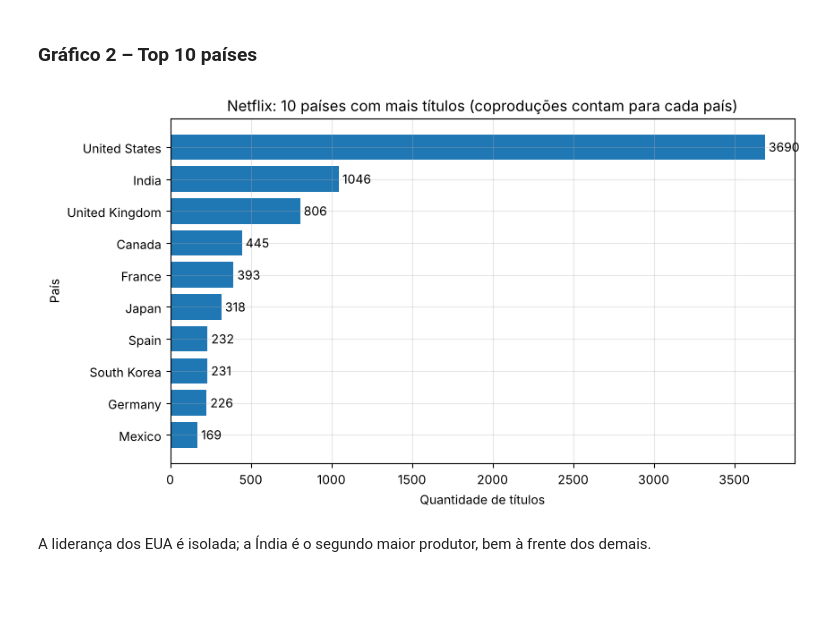
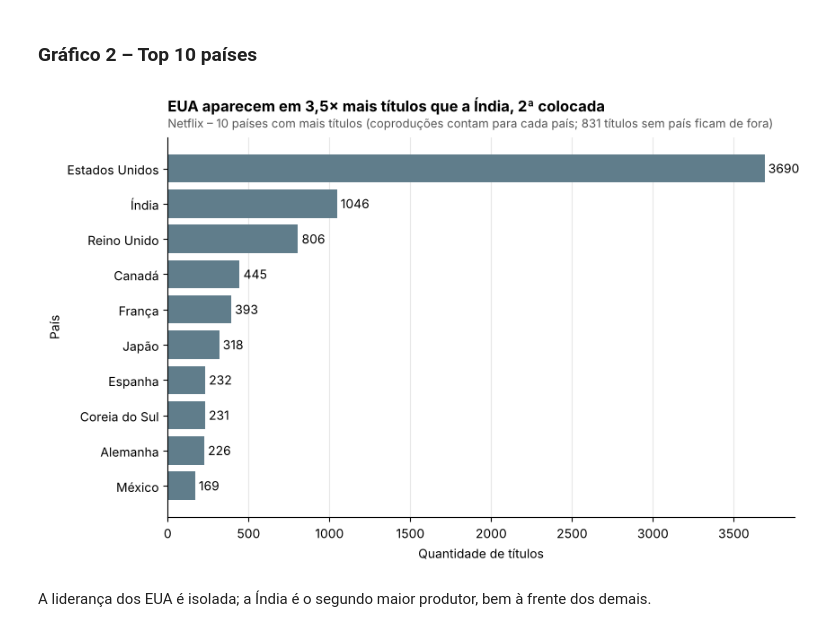
Before and after one commit to gabrielcortezspr/Ciencia-de-Dados, a Jupyter notebook: TP1.ipynb, the cells around one changed output. Cells and saved outputs as stored; diff of their text form; code cells hidden in the pictures; blank space fills up the shorter version.

```diff
--- a/TP1.ipynb
+++ b/TP1.ipynb
@@ -420,16 +447,23 @@ O catálogo tem mais que o dobro de filmes em relação a séries.
 # %% [markdown]
 ### Gráfico 2 – Top 10 países
 # %%
-fig, ax = plt.subplots(figsize=(9, 5))
-dados = top_paises.sort_values()
-ax.barh(dados.index, dados.values, color='#1f77b4')
+nomes_pt = {'United States': 'Estados Unidos', 'India': 'Índia', 'United Kingdom': 'Reino Unido',
+            'Canada': 'Canadá', 'France': 'França', 'Japan': 'Japão', 'Spain': 'Espanha',
+            'South Korea': 'Coreia do Sul', 'Germany': 'Alemanha', 'Mexico': 'México'}
+dados = top_paises.sort_values().rename(nomes_pt)
+
+fig, ax = plt.subplots(figsize=(9, 5.5))
+ax.barh(dados.index, dados.values, color=CORES['neutra'])
 ax.bar_label(ax.containers[0], padding=3)
-ax.set_title('Netflix: 10 países com mais títulos (coproduções contam para cada país)')
+titulo(ax, f'EUA aparecem em {br(top_paises.iloc[0] / top_paises.iloc[1])}× mais títulos que a Índia, 2ª colocada',
+       f'Netflix – 10 países com mais títulos (coproduções contam para cada país; '
+       f'{netflix["country"].isna().sum()} títulos sem país ficam de fora)')
 ax.set_xlabel('Quantidade de títulos')
 ax.set_ylabel('País')
+ax.grid(axis='y', visible=False)
 plt.show()
 # %% [output]
-[figure, old version]
+[figure, new version]
 # %% [markdown]
 A liderança dos EUA é isolada; a Índia é o segundo maior produtor, bem à frente dos demais.
 # %% [markdown]
```
Also changed, not shown: parts of 42 cells of this notebook, 2 other files.
